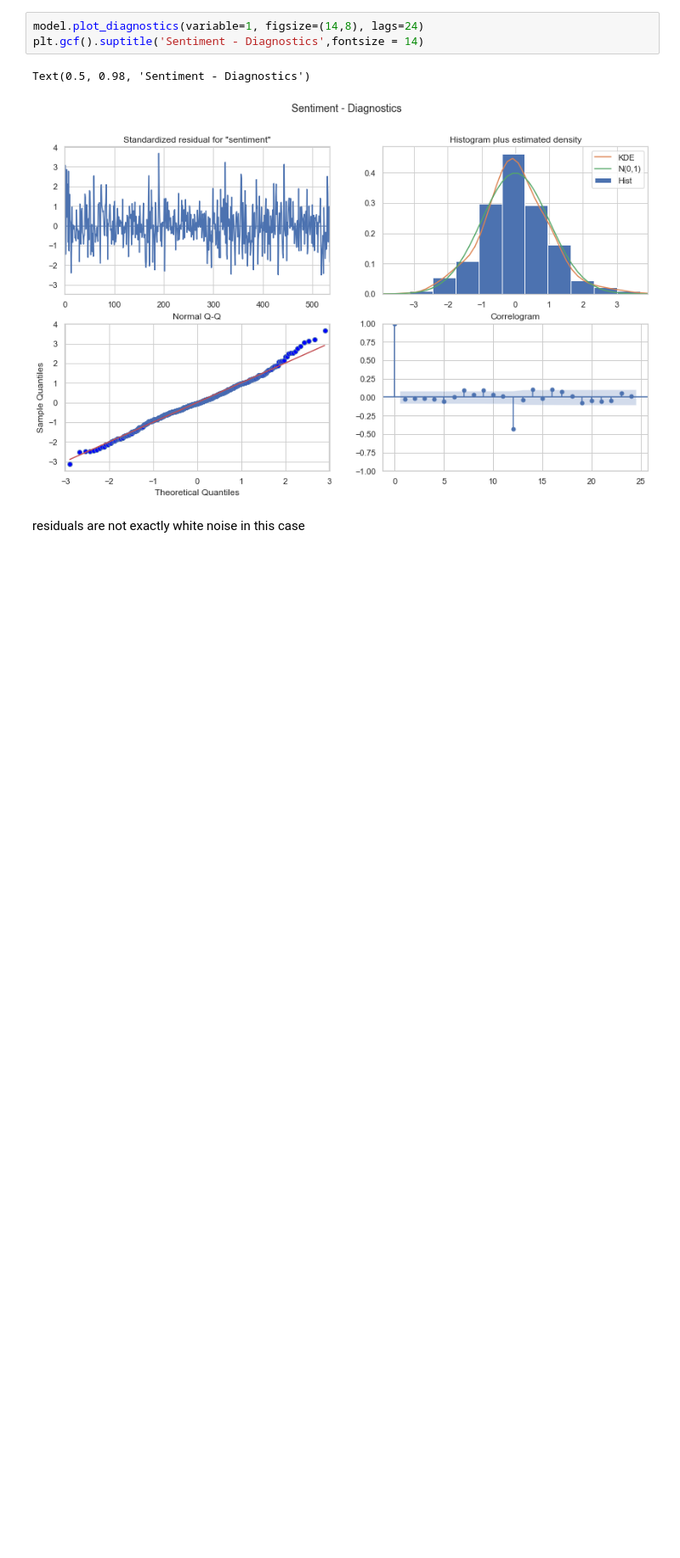
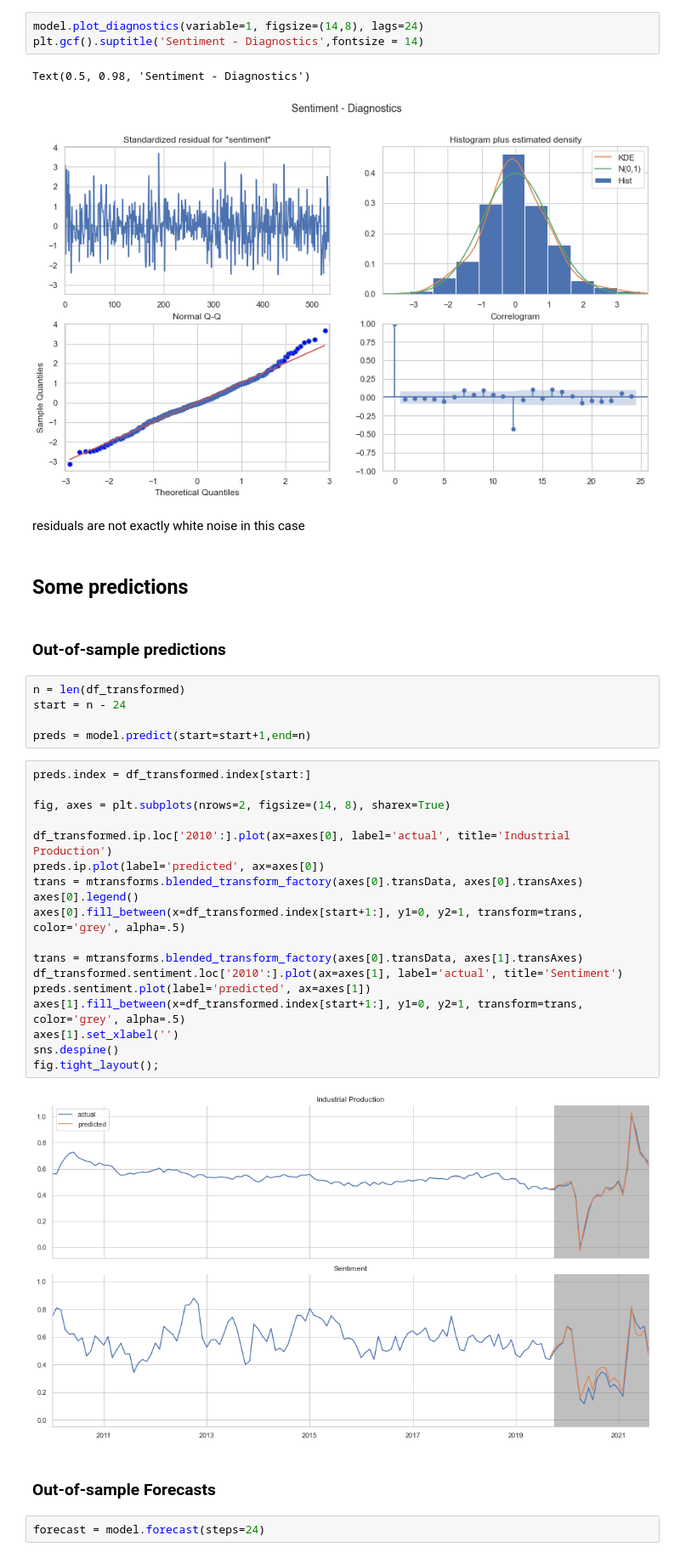
Before and after one commit to SeyedShobeiri/Time-Series-Analysis-and-Forecasting-, a Jupyter notebook: TS.ipynb, the cells around one changed output. Shown at 85% size. Cells and saved outputs as stored; diff of their text form; blank space fills up the shorter version.

```diff
--- a/TS.ipynb
+++ b/TS.ipynb
@@ -899,3 +899,36 @@ Text(0.5, 0.98, 'Sentiment - Diagnostics')
 [figure]
 # %% [markdown]
 residuals are not exactly white noise in this case
+# %% [markdown]
+## Some predictions
+# %% [markdown]
+### Out-of-sample predictions
+# %%
+n = len(df_transformed)
+start = n - 24
+
+preds = model.predict(start=start+1,end=n)
+# %%
+preds.index = df_transformed.index[start:]
+
+fig, axes = plt.subplots(nrows=2, figsize=(14, 8), sharex=True)
+
+df_transformed.ip.loc['2010':].plot(ax=axes[0], label='actual', title='Industrial Production')
+preds.ip.plot(label='predicted', ax=axes[0])
+trans = mtransforms.blended_transform_factory(axes[0].transData, axes[0].transAxes)
+axes[0].legend()
+axes[0].fill_between(x=df_transformed.index[start+1:], y1=0, y2=1, transform=trans, color='grey', alpha=.5)
+
+trans = mtransforms.blended_transform_factory(axes[0].transData, axes[1].transAxes)
+df_transformed.sentiment.loc['2010':].plot(ax=axes[1], label='actual', title='Sentiment')
+preds.sentiment.plot(label='predicted', ax=axes[1])
+axes[1].fill_between(x=df_transformed.index[start+1:], y1=0, y2=1, transform=trans, color='grey', alpha=.5)
+axes[1].set_xlabel('')
+sns.despine()
+fig.tight_layout();
+# %% [output]
+[figure, added]
+# %% [markdown]
+### Out-of-sample Forecasts
+# %%
+forecast = model.forecast(steps=24)
```
Also changed, not shown: parts of 1 cell of this notebook.
